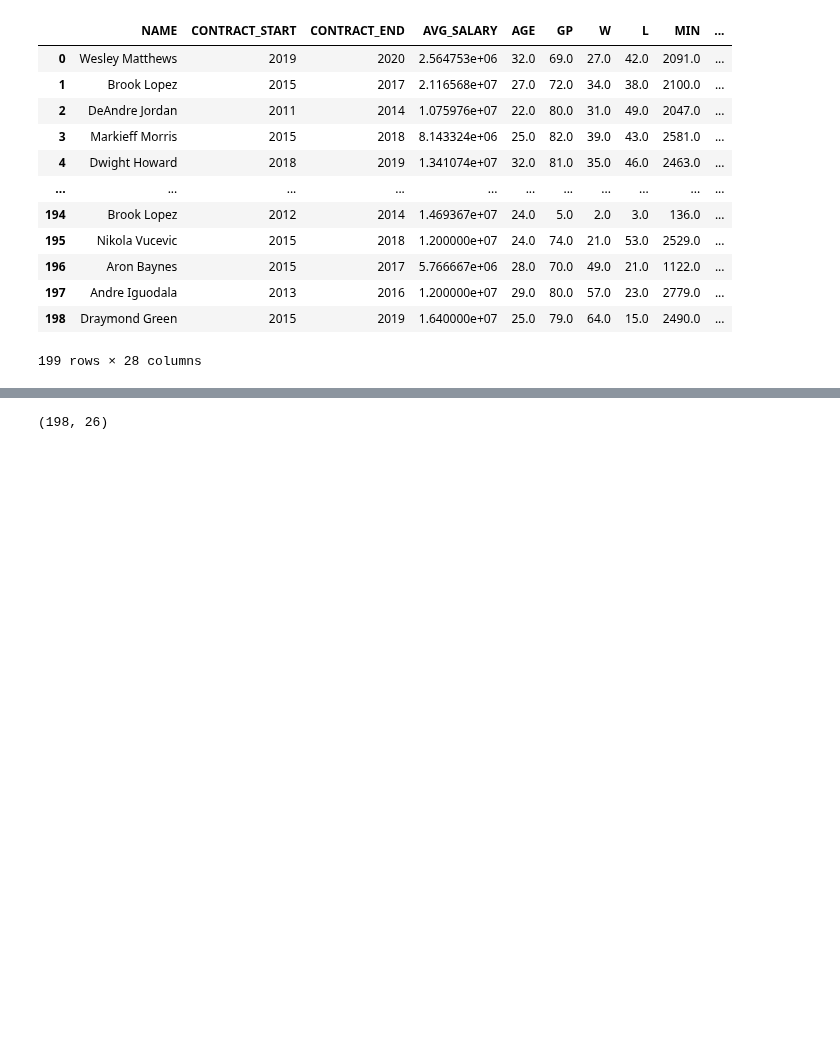
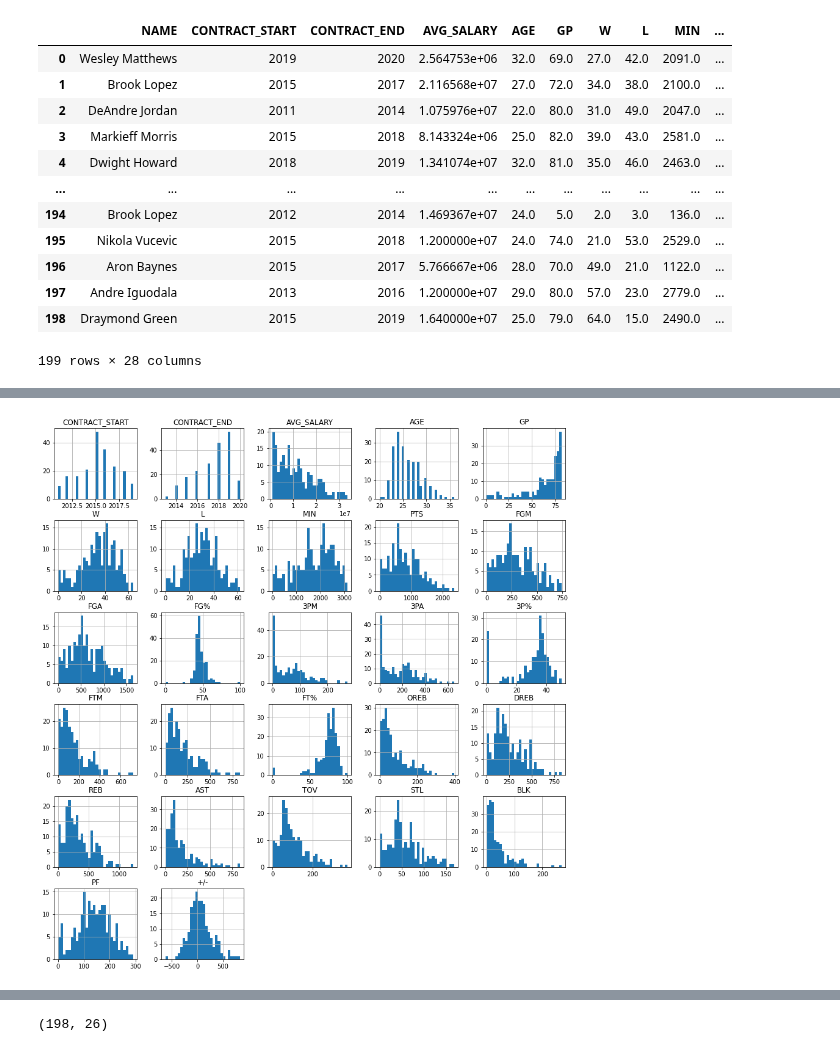
Before and after one commit to JohnnyBravo10/NBA-salary-prediction-, a Jupyter notebook: data_processing.ipynb, the cells around one changed output, grey strips where cells are left out. Drawn from its saved outputs; the diff is of its cells as text; code cells hidden in the pictures; blank space fills up the shorter version.

```diff
--- a/data_processing.ipynb
+++ b/data_processing.ipynb
@@ -45,3 +66,8 @@ dataframe
+# %%
+dataframe.hist(bins=30, figsize=(15, 16), )
+plt.show()
+# %% [output]
+[figure, added]
 # %%
 #checking for duplicates
 dups=dataframe.duplicated()
```
Also changed, not shown: parts of 8 cells of this notebook.
